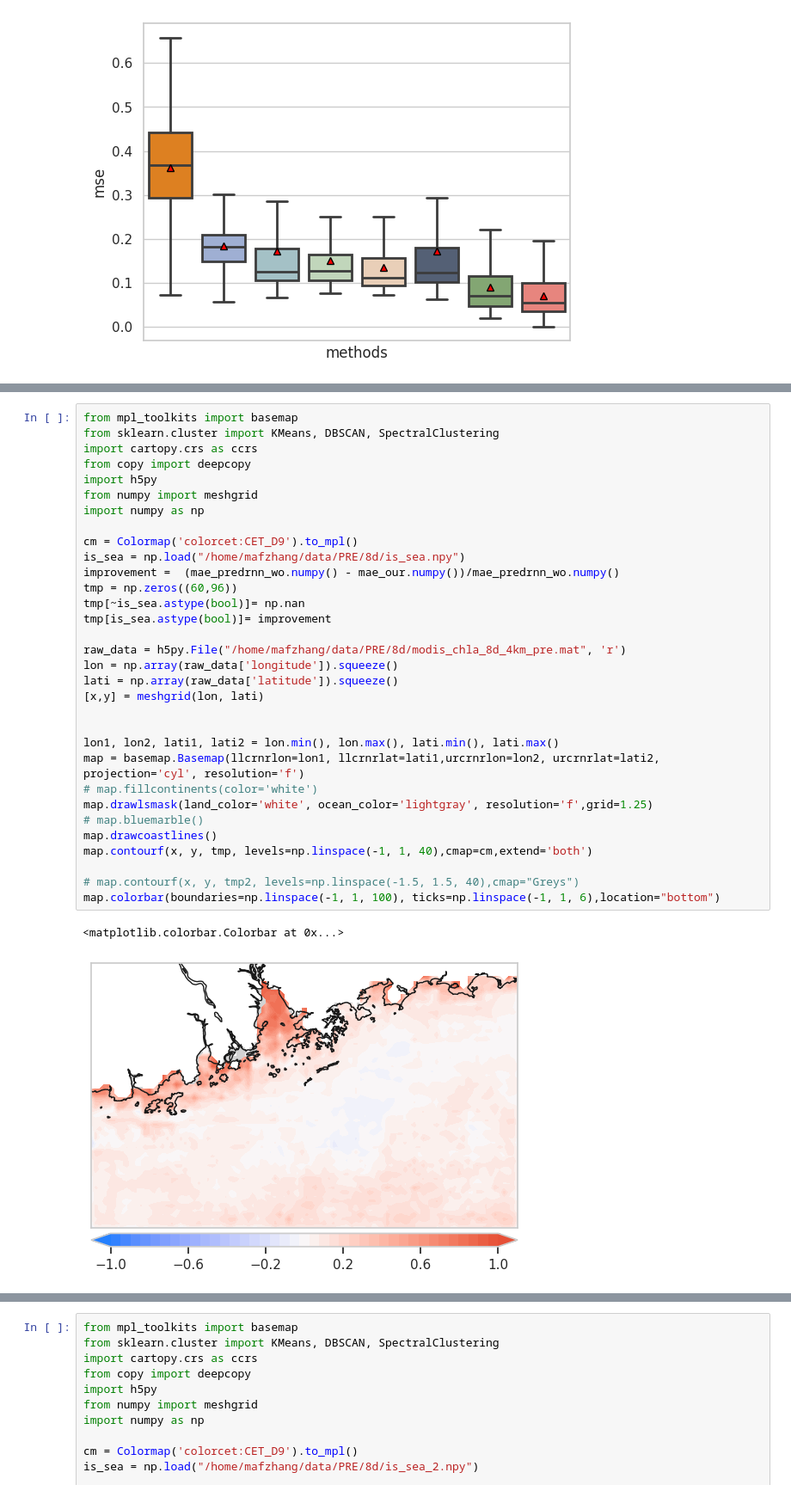
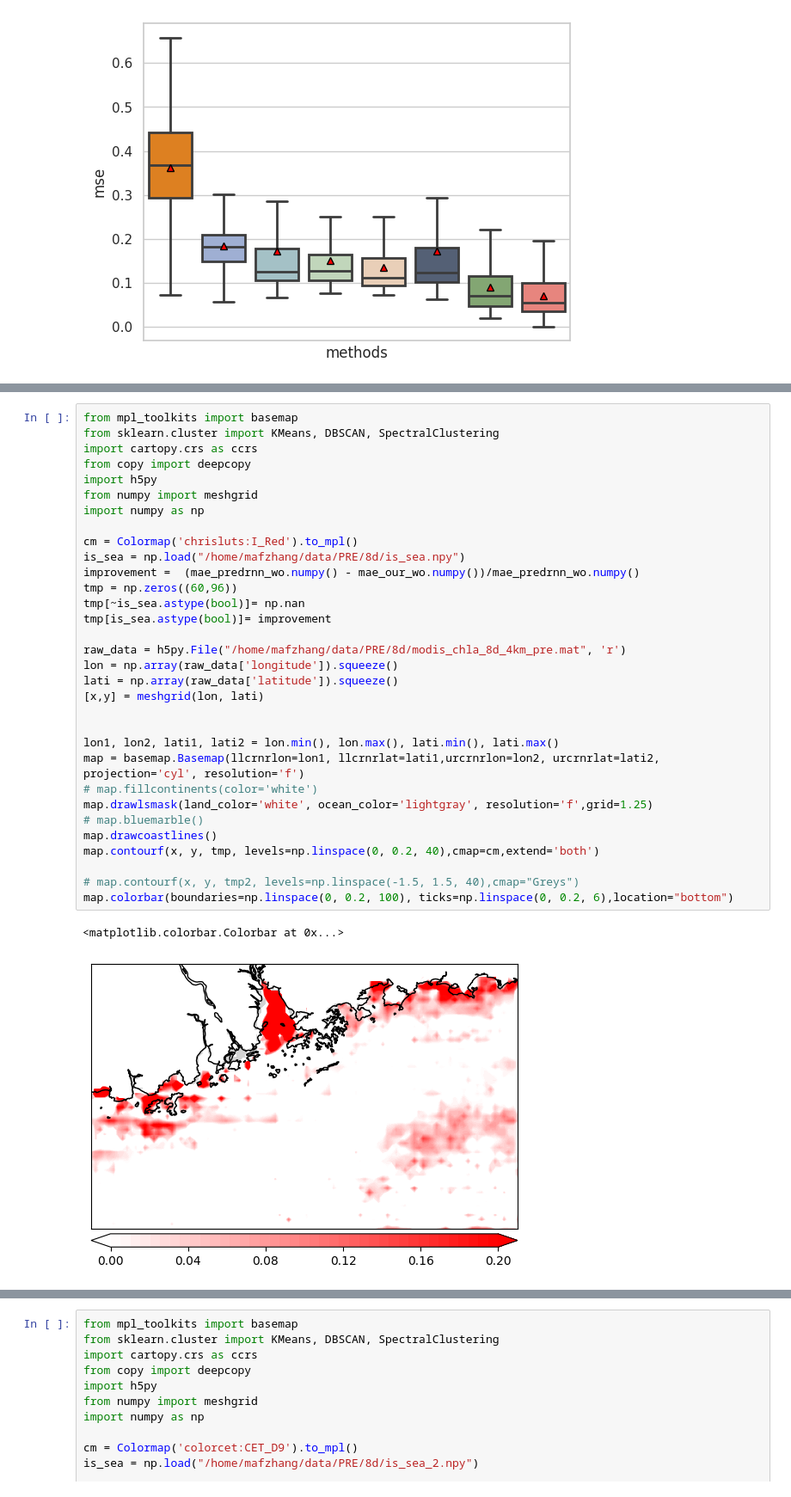
Before and after one commit to YangLabHKUST/STIMP, a Jupyter notebook: visualization/PRE/prediction.ipynb, the cells around one changed output, grey strips where cells are left out. Shown at 86% size. Cells and saved outputs as stored; diff of their text form.

```diff
--- a/visualization/PRE/prediction.ipynb
+++ b/visualization/PRE/prediction.ipynb
@@ -325,35 +325,35 @@ map.colorbar(boundaries=np.linspace(0, 0.6, 100), ticks=np.linspace(0, 0.6, 3),l
 # %%
 from mpl_toolkits import basemap
 from sklearn.cluster import KMeans, DBSCAN, SpectralClustering
 import cartopy.crs as ccrs
 from copy import deepcopy
 import h5py
 from numpy import meshgrid
 import numpy as np
 
-cm = Colormap('colorcet:CET_D9').to_mpl()
+cm = Colormap('chrisluts:I_Red').to_mpl()
 is_sea = np.load("/home/mafzhang/data/PRE/8d/is_sea.npy")
-improvement =  (mae_predrnn_wo.numpy() - mae_our.numpy())/mae_predrnn_wo.numpy()
+improvement =  (mae_predrnn_wo.numpy() - mae_our_wo.numpy())/mae_predrnn_wo.numpy()
 tmp = np.zeros((60,96))
 tmp[~is_sea.astype(bool)]= np.nan
 tmp[is_sea.astype(bool)]= improvement
 
 raw_data = h5py.File("/home/mafzhang/data/PRE/8d/modis_chla_8d_4km_pre.mat", 'r')
 lon = np.array(raw_data['longitude']).squeeze()
 lati = np.array(raw_data['latitude']).squeeze()
 [x,y] = meshgrid(lon, lati)
 
 
 lon1, lon2, lati1, lati2 = lon.min(), lon.max(), lati.min(), lati.max()
 map = basemap.Basemap(llcrnrlon=lon1, llcrnrlat=lati1,urcrnrlon=lon2, urcrnrlat=lati2, projection='cyl', resolution='f')
 # map.fillcontinents(color='white')
 map.drawlsmask(land_color='white', ocean_color='lightgray', resolution='f',grid=1.25)
 # map.bluemarble()
 map.drawcoastlines()
-map.contourf(x, y, tmp, levels=np.linspace(-1, 1, 40),cmap=cm,extend='both')
+map.contourf(x, y, tmp, levels=np.linspace(0, 0.2, 40),cmap=cm,extend='both')
 
 # map.contourf(x, y, tmp2, levels=np.linspace(-1.5, 1.5, 40),cmap="Greys")
-map.colorbar(boundaries=np.linspace(-1, 1, 100), ticks=np.linspace(-1, 1, 6),location="bottom")
+map.colorbar(boundaries=np.linspace(0, 0.2, 100), ticks=np.linspace(0, 0.2, 6),location="bottom")
 # %% [output]
 <matplotlib.colorbar.Colorbar at 0x...>
-[figure, old version]
+[figure, new version]
```
Also changed, not shown: parts of 8 cells of this notebook.
